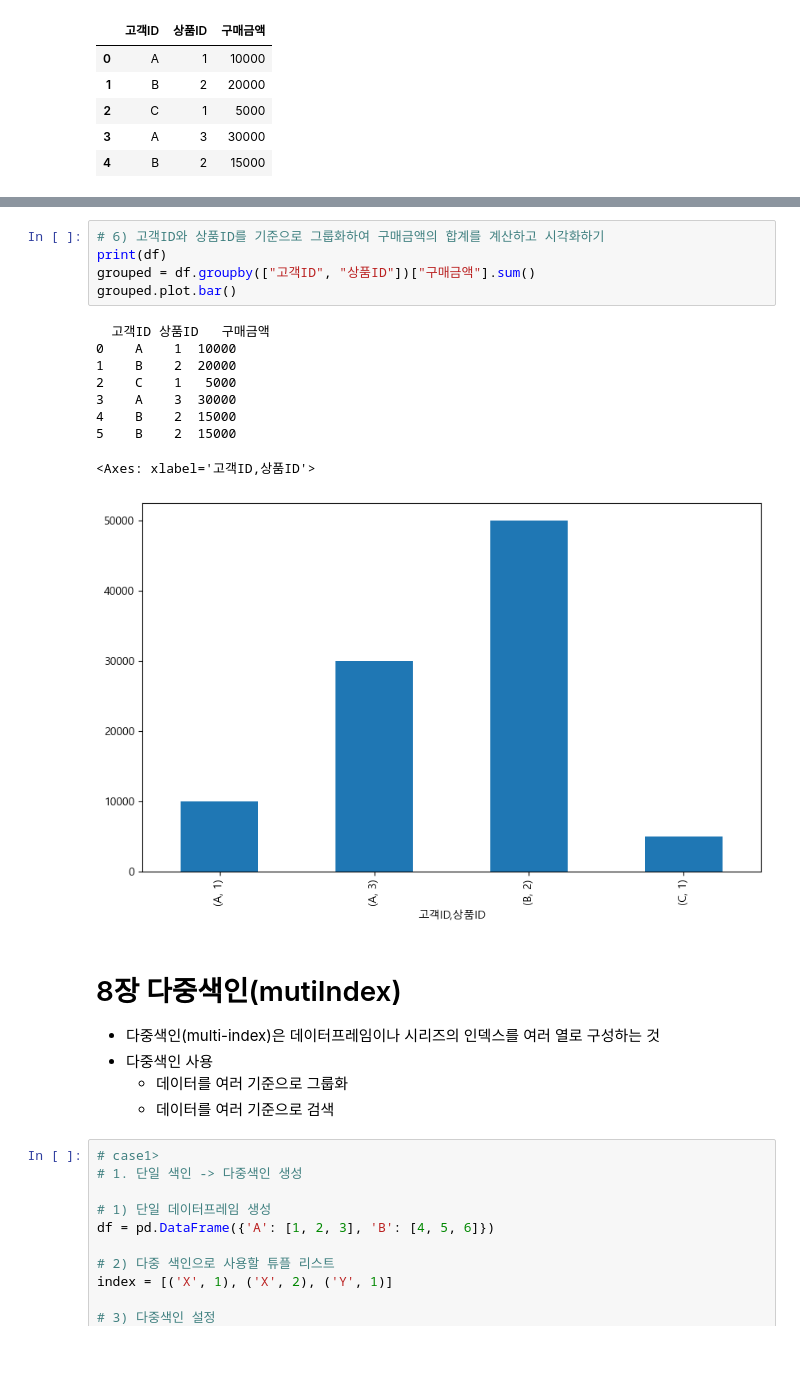
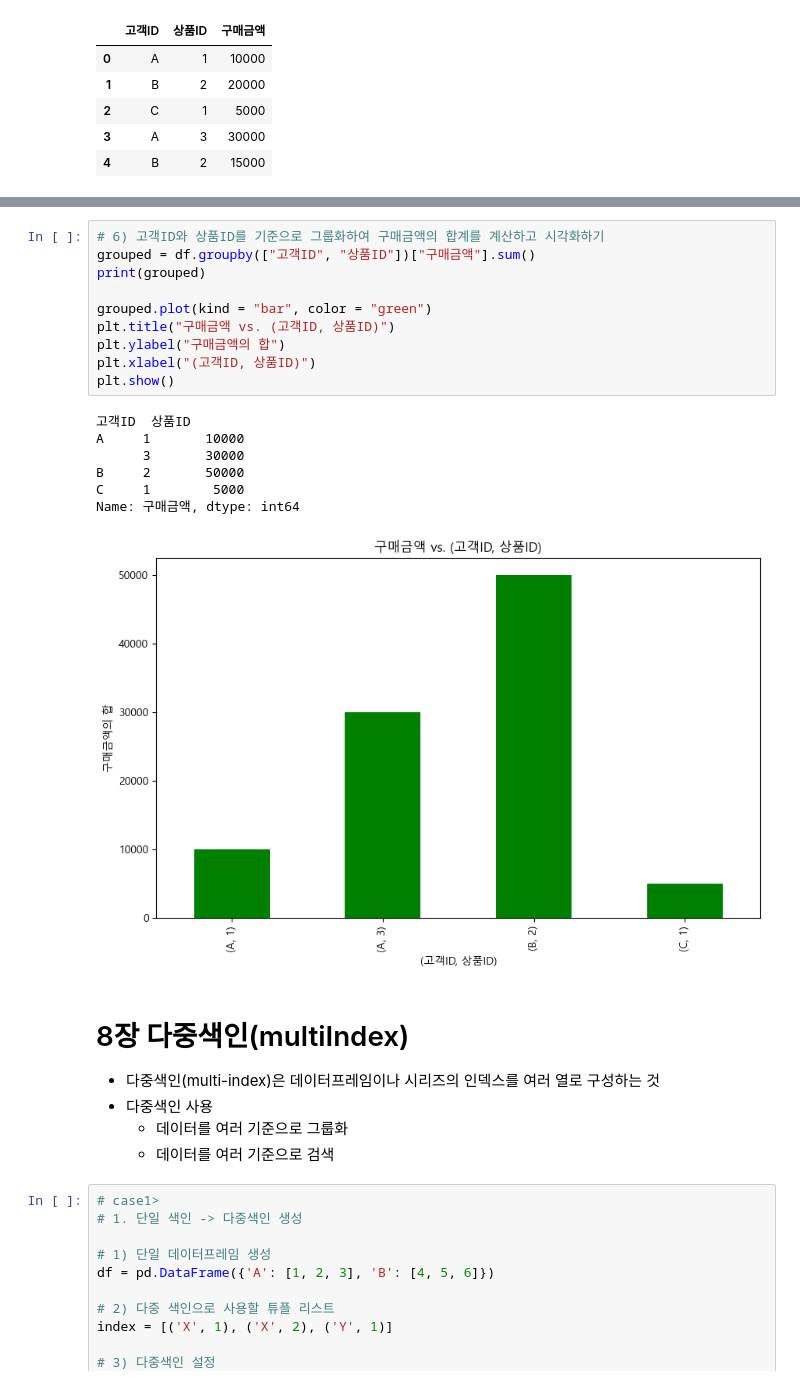
Before and after one commit to shine0987/python_basic, a Jupyter notebook: data_analysis_05_01_class.ipynb, the cells around one changed output, grey strips where cells are left out. Saved outputs shown, nothing was run; the diff lists cells and outputs as text; blank space fills up the shorter version.

```diff
--- a/data_analysis_05_01_class.ipynb
+++ b/data_analysis_05_01_class.ipynb
@@ -263,20 +261,23 @@ customer_mean.plot.bar()
 # %%
 # 6) 고객ID와 상품ID를 기준으로 그룹화하여 구매금액의 합계를 계산하고 시각화하기
-print(df)
 grouped = df.groupby(["고객ID", "상품ID"])["구매금액"].sum()
-grouped.plot.bar()
+print(grouped)
+
+grouped.plot(kind = "bar", color = "green")
+plt.title("구매금액 vs. (고객ID, 상품ID)")
+plt.ylabel("구매금액의 합")
+plt.xlabel("(고객ID, 상품ID)")
+plt.show()
 # %% [output]
-  고객ID 상품ID   구매금액
-0    A    1  10000
-1    B    2  20000
-2    C    1   5000
-3    A    3  30000
-4    B    2  15000
-5    B    2  15000
+고객ID  상품ID
+A     1       10000
+      3       30000
+B     2       50000
+C     1        5000
+Name: 구매금액, dtype: int64
-<Axes: xlabel='고객ID,상품ID'>
-[figure, old version]
+[figure, new version]
 # %% [markdown]
-# 8장 다중색인(mutiIndex)
+# 8장 다중색인(multiIndex)
 * 다중색인(multi-index)은 데이터프레임이나 시리즈의 인덱스를 여러 열로 구성하는 것
 * 다중색인 사용
   * 데이터를 여러 기준으로 그룹화
```
Also changed, not shown: parts of 22 cells of this notebook.
